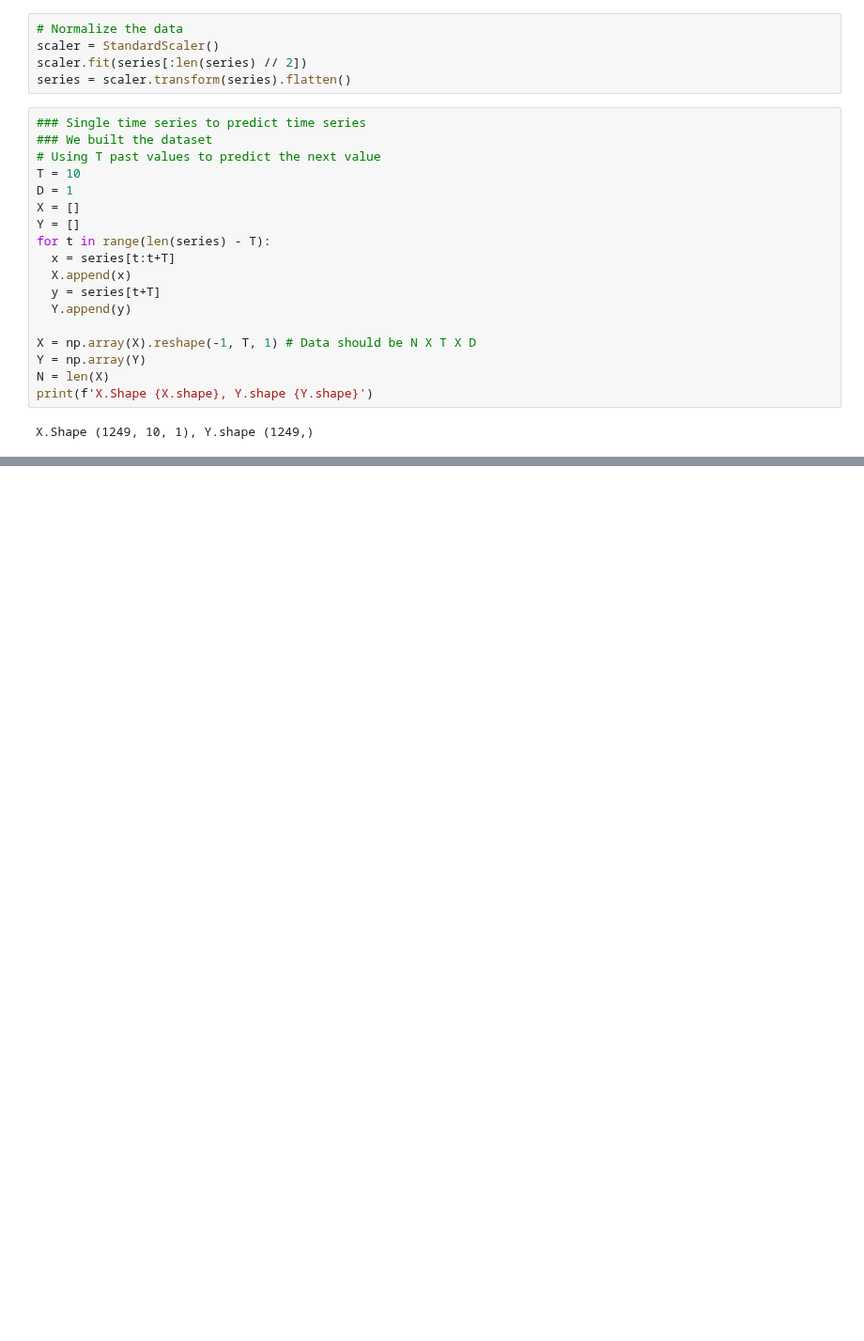
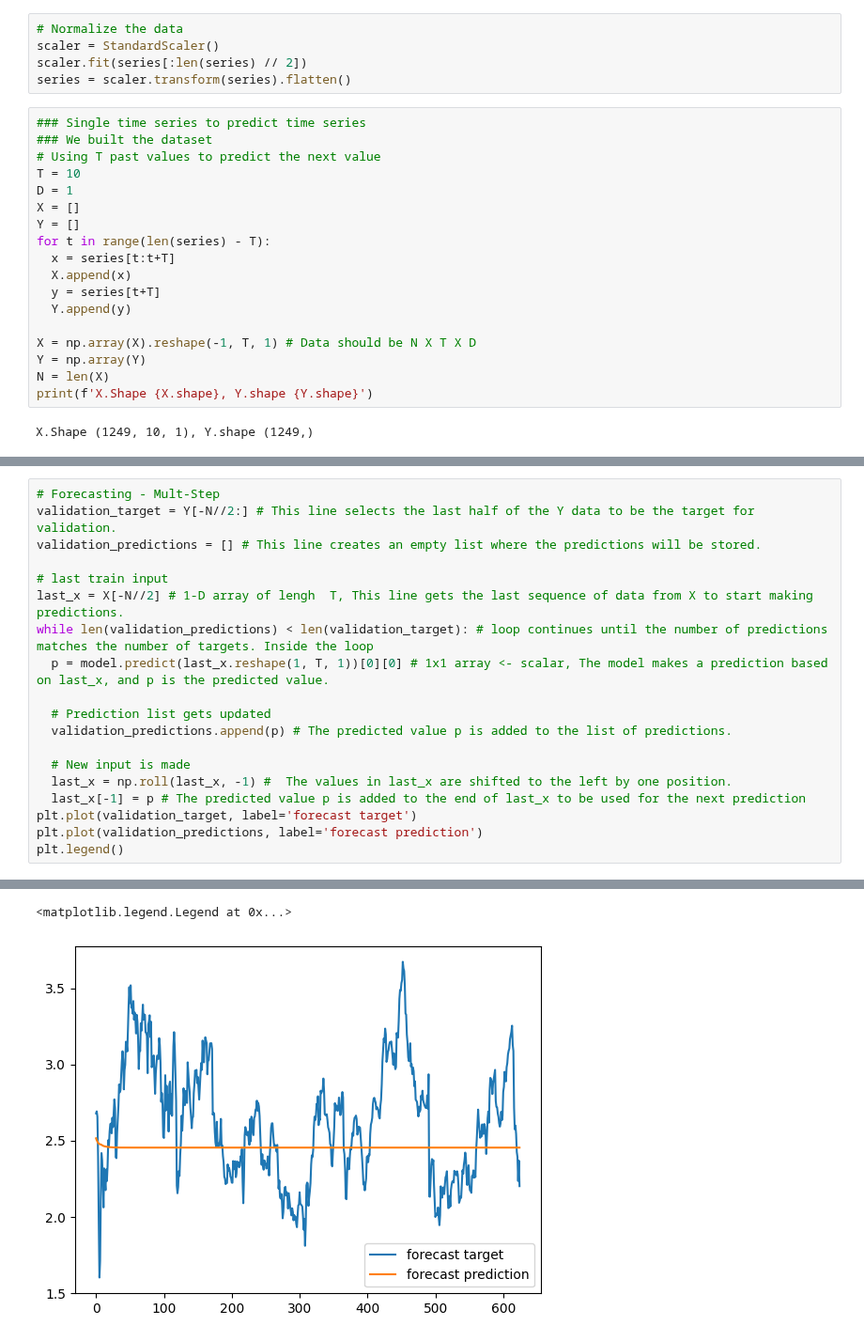
Before and after one commit to rbhardwaj2186/Trade-Stock-Prediction-using-Tensorflow-with-LSTM--RNN--GRU-single-and-multi-step-forecasting, a Jupyter notebook: Tensorflow_trade1.ipynb, the cells around one changed output, grey strips where cells are left out. Shown at 94% size. Saved outputs shown, nothing was run; the diff lists cells and outputs as text; blank space fills up the shorter version.

```diff
--- a/Tensorflow_trade1.ipynb
+++ b/Tensorflow_trade1.ipynb
@@ -124,0 +125,20 @@ plt.show()
+# %%
+# Forecasting - Mult-Step
+validation_target = Y[-N//2:] # This line selects the last half of the Y data to be the target for validation.
+validation_predictions = [] # This line creates an empty list where the predictions will be stored.
+
+# last train input
+last_x = X[-N//2] # 1-D array of lengh  T, This line gets the last sequence of data from X to start making predictions.
+while len(validation_predictions) < len(validation_target): # loop continues until the number of predictions matches the number of targets. Inside the loop
+  p = model.predict(last_x.reshape(1, T, 1))[0][0] # 1x1 array <- scalar, The model makes a prediction based on last_x, and p is the predicted value.
+
+  # Prediction list gets updated
+  validation_predictions.append(p) # The predicted value p is added to the list of predictions.
+
+  # New input is made
+  last_x = np.roll(last_x, -1) #  The values in last_x are shifted to the left by one position.
+  last_x[-1] = p # The predicted value p is added to the end of last_x to be used for the next prediction
+plt.plot(validation_target, label='forecast target')
+plt.plot(validation_predictions, label='forecast prediction')
+plt.legend()
+# %% [output]
@@ -124,0 +162,2 @@ plt.show()
+<matplotlib.legend.Legend at 0x...>
+[figure, added]
```
Also changed, not shown: parts of 14 cells of this notebook.
